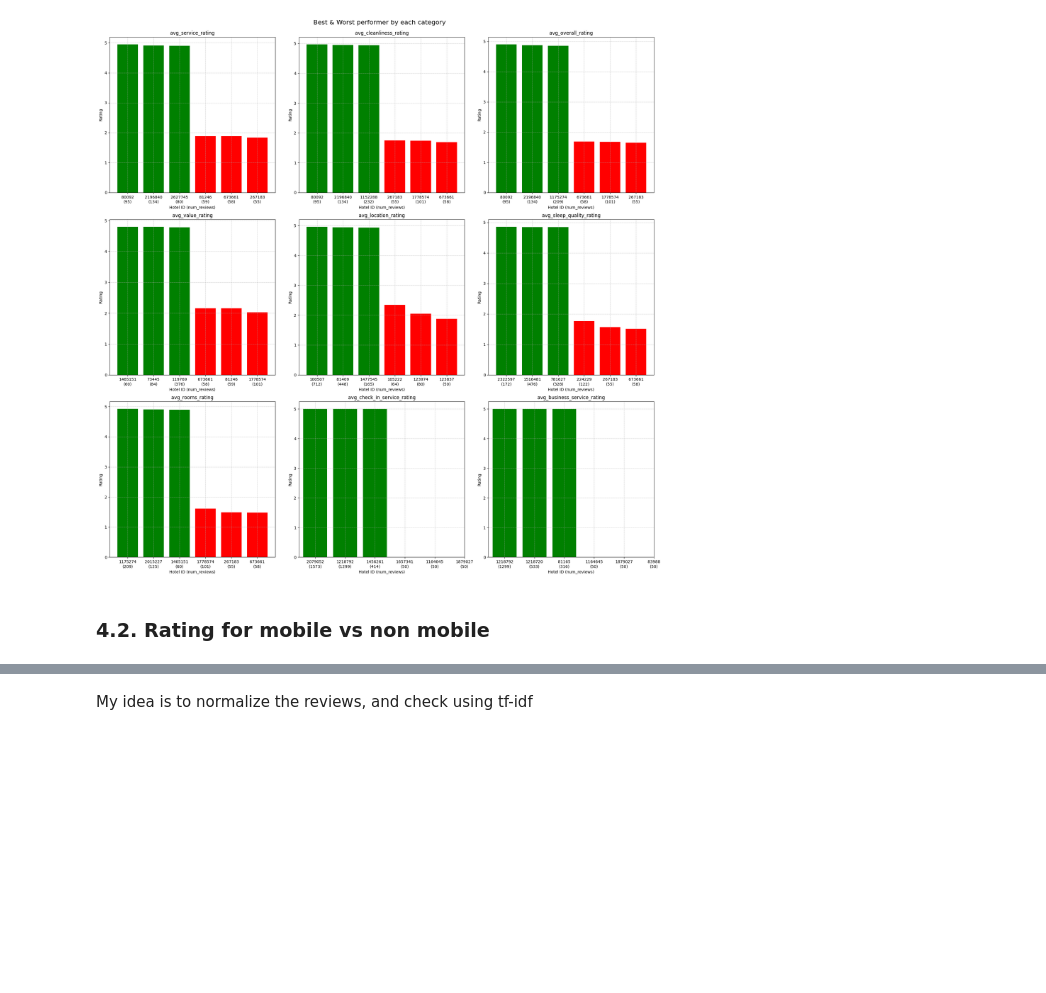
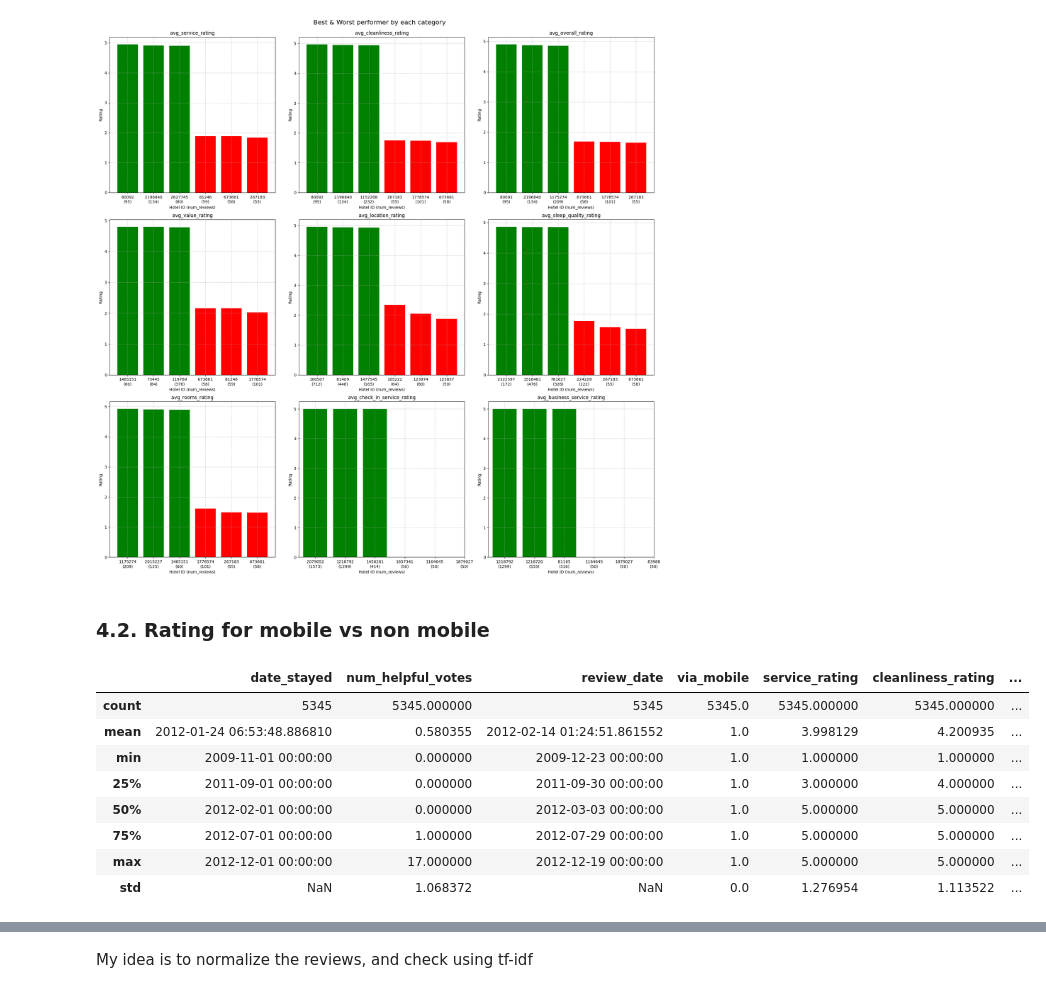
Before and after one commit to nadiavictoria/IS512-Hotel-Analytics, a Jupyter notebook: notebooks/02_exploratory_analysis.ipynb, the cells around one changed output, grey strips where cells are left out. Cells and saved outputs as stored; diff of their text form; code cells hidden in the pictures; blank space fills up the shorter version.

```diff
--- a/notebooks/02_exploratory_analysis.ipynb
+++ b/notebooks/02_exploratory_analysis.ipynb
@@ -1151,0 +1157,12 @@ plt.show()
+# %%
+mobile_df.describe()
+# %% [output]
+|  | date_stayed | num_helpful_votes | review_date | via_mobile | service_rating | cleanliness_rating | ... |
+| count | 5345 | 5345.000000 | 5345 | 5345.0 | 5345.000000 | 5345.000000 | ... |
+| mean | 2012-01-24 06:53:48.886810 | 0.580355 | 2012-02-14 01:24:51.861552 | 1.0 | 3.998129 | 4.200935 | ... |
+| min | 2009-11-01 00:00:00 | 0.000000 | 2009-12-23 00:00:00 | 1.0 | 1.000000 | 1.000000 | ... |
+| 25% | 2011-09-01 00:00:00 | 0.000000 | 2011-09-30 00:00:00 | 1.0 | 3.000000 | 4.000000 | ... |
+| 50% | 2012-02-01 00:00:00 | 0.000000 | 2012-03-03 00:00:00 | 1.0 | 5.000000 | 5.000000 | ... |
+| 75% | 2012-07-01 00:00:00 | 1.000000 | 2012-07-29 00:00:00 | 1.0 | 5.000000 | 5.000000 | ... |
+| max | 2012-12-01 00:00:00 | 17.000000 | 2012-12-19 00:00:00 | 1.0 | 5.000000 | 5.000000 | ... |
+| std | NaN | 1.068372 | NaN | 0.0 | 1.276954 | 1.113522 | ... |
```
Also changed, not shown: parts of 11 cells of this notebook.
